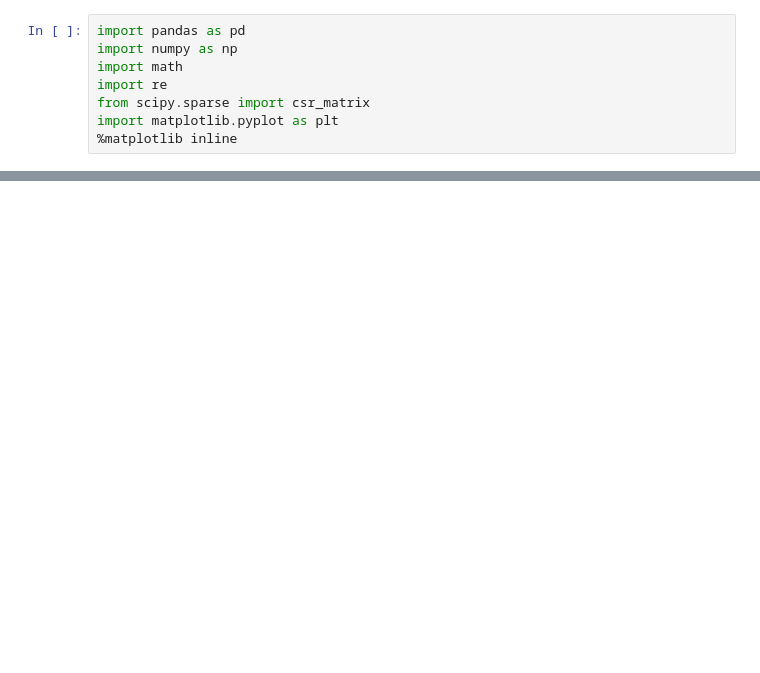
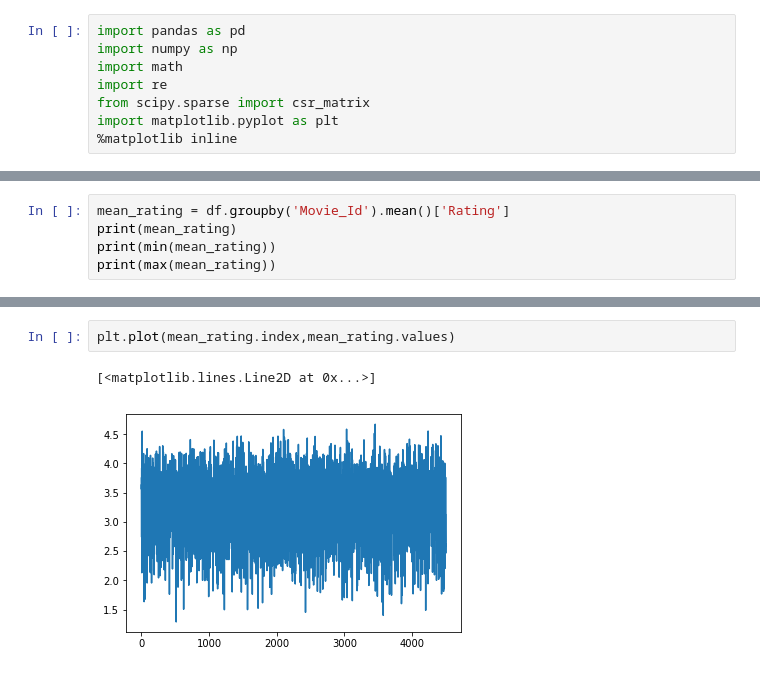
Before and after one commit to Cernewein/ModelBasedMovieRecommendation, a Jupyter notebook: Data exploration.ipynb, the cells around one changed output, grey strips where cells are left out. Drawn from its saved outputs; the diff is of its cells as text; blank space fills up the shorter version.

```diff
--- a/Data exploration.ipynb
+++ b/Data exploration.ipynb
@@ -63,0 +114,5 @@ See the caveats in the documentation: http://pandas.pydata.org/pandas-docs/stabl
+# %%
+mean_rating = df.groupby('Movie_Id').mean()['Rating']
+print(mean_rating)
+print(min(mean_rating))
+print(max(mean_rating))
@@ -63,0 +194,5 @@ See the caveats in the documentation: http://pandas.pydata.org/pandas-docs/stabl
+# %%
+plt.plot(mean_rating.index,mean_rating.values)
+# %% [output]
+[<matplotlib.lines.Line2D at 0x...>]
+[figure, added]
```
Also changed, not shown: parts of 24 cells of this notebook, 1 other file.
